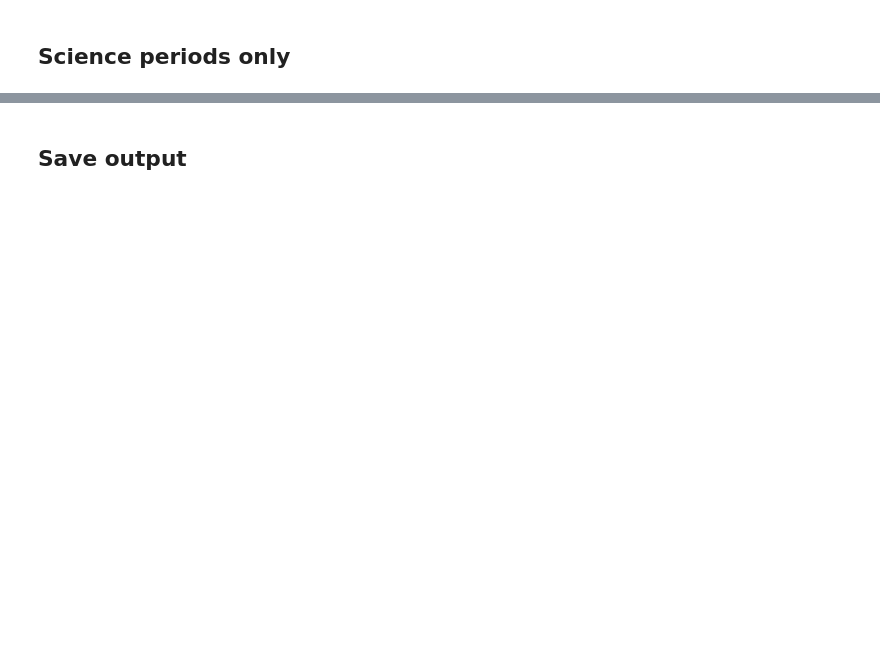
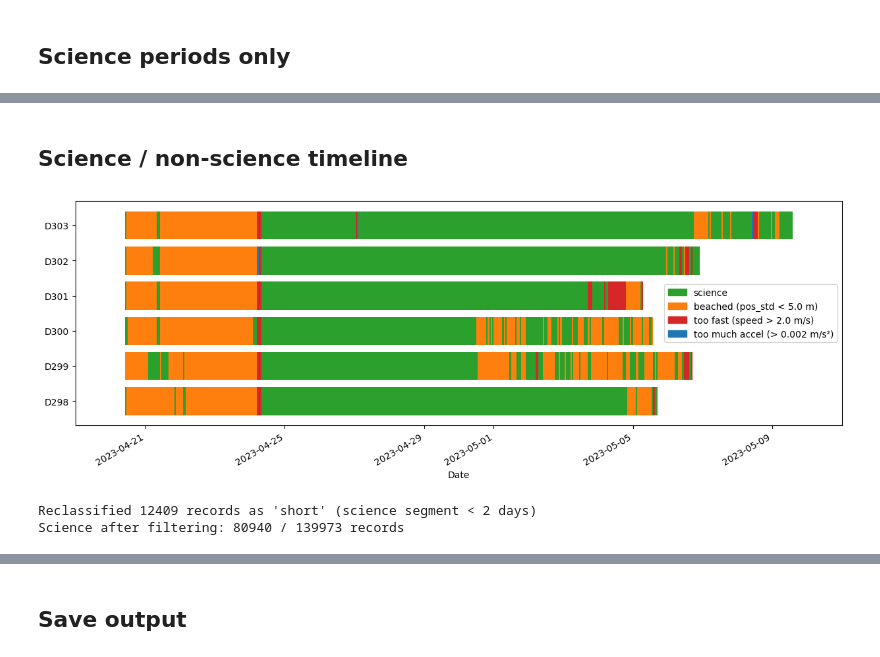
Before and after one commit to geomar-od-lagrange/mechanical_drifters, a Jupyter notebook: examples/baltic_drifters/00_extract_science_periods.ipynb, the cells around one changed output, grey strips where cells are left out. Drawn from its saved outputs; the diff is of its cells as text; code cells hidden in the pictures; blank space fills up the shorter version.

```diff
--- a/examples/baltic_drifters/00_extract_science_periods.ipynb
+++ b/examples/baltic_drifters/00_extract_science_periods.ipynb
@@ -191,0 +198,78 @@ plt.show()
+# %% [markdown]
+## Science / non-science timeline
+# %%
+reason_colors = {
+    "science": "C2",
+    "beached": "C1",
+    "fast": "C3",
+    "accel": "C0",
+}
+reason_labels = {
+    "science": "science",
+    "beached": f"beached (pos_std < {beaching_std} m)",
+    "fast": f"too fast (speed > {speed_threshold} m/s)",
+    "accel": f"too much accel (> {accel_threshold} m/s²)",
+}
+
+fig, ax = plt.subplots(figsize=(15, 5))
+
+bar_width = pd.Timedelta(bin_size)
+for i, did in enumerate(drifter_ids):
+    bs = bin_stats[bin_stats["D_number"] == did].sort_values("bin")
+    colors = [reason_colors[r] for r in bs["reason"]]
+    ax.barh(i, [bar_width] * len(bs), left=bs["bin"].values, height=0.8,
+            color=colors, edgecolor="none", linewidth=0)
+
+t_min = bin_stats["bin"].min().floor("D") - pd.Timedelta("1D")
+t_max = bin_stats["bin"].max().ceil("D") + pd.Timedelta("1D")
+ax.set_xlim(t_min, t_max)
+
+ax.set_yticks(range(len(drifter_ids)))
+ax.set_yticklabels(drifter_ids)
+ax.set_xlabel("Date")
+
+from matplotlib.patches import Patch
+ax.legend(
+    handles=[Patch(color=c, label=reason_labels[r]) for r, c in reason_colors.items()],
+    loc=0,
+)
+
+fig.autofmt_xdate()
+plt.show()
+# %% [output]
+[figure, added]
+# %%
+# Filter out short science segments (< 2 days)
+min_science_duration = pd.Timedelta("2D")
+reclassified = 0
+
+for did in df["D_number"].unique():
+    mask = df["D_number"] == did
+    sci = df.loc[mask, "is_science"].values
+
+    # Label contiguous science segments
+    segment_id = (sci != np.roll(sci, 1)).cumsum()
+    segment_id = pd.Series(segment_id, index=df.loc[mask].index)
+
+    for seg in segment_id[df.loc[mask, "is_science"]].unique():
+        seg_mask = mask & (segment_id == seg)
+        seg_duration = (
+            df.loc[seg_mask, "date_UTC"].max() - df.loc[seg_mask, "date_UTC"].min()
+        )
+        if seg_duration < min_science_duration:
+            n = seg_mask.sum()
+            df.loc[seg_mask, "reason"] = "short"
+            df.loc[seg_mask, "is_science"] = False
+            reclassified += n
+
+# Update bin_stats to match
+short_bins = df.loc[df["reason"] == "short", ["D_number", "bin"]].drop_duplicates()
+for _, row in short_bins.iterrows():
+    bmask = (bin_stats["D_number"] == row["D_number"]) & (bin_stats["bin"] == row["bin"])
+    bin_stats.loc[bmask, "reason"] = "short"
+
+print(f"Reclassified {reclassified} records as 'short' (science segment < 2 days)")
+print(f"Science after filtering: {df['is_science'].sum()} / {len(df)} records")
+# %% [output]
+Reclassified 12409 records as 'short' (science segment < 2 days)
+Science after filtering: 80940 / 139973 records
```
Also changed, not shown: parts of 8 cells of this notebook, 17 other files.
